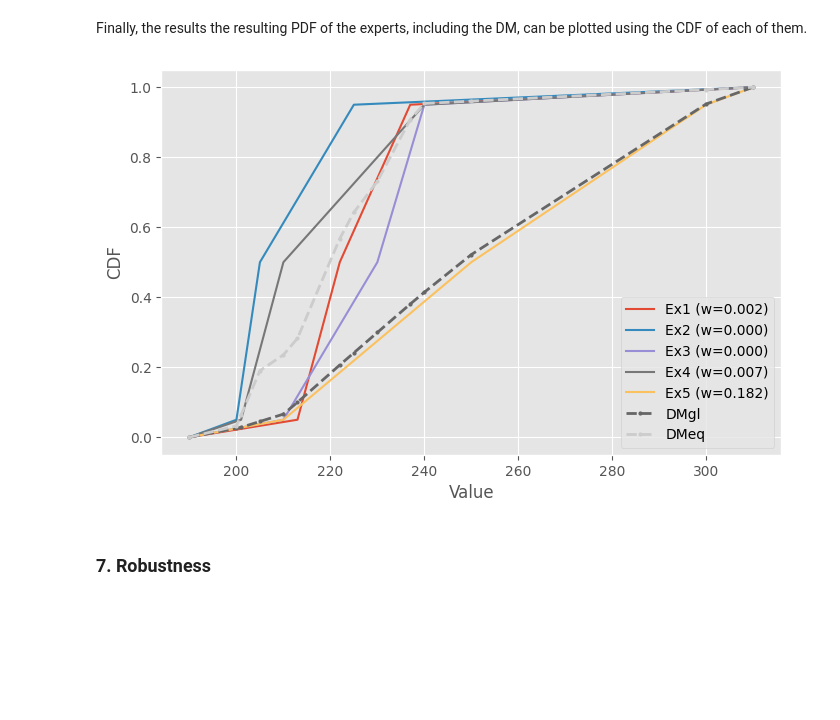
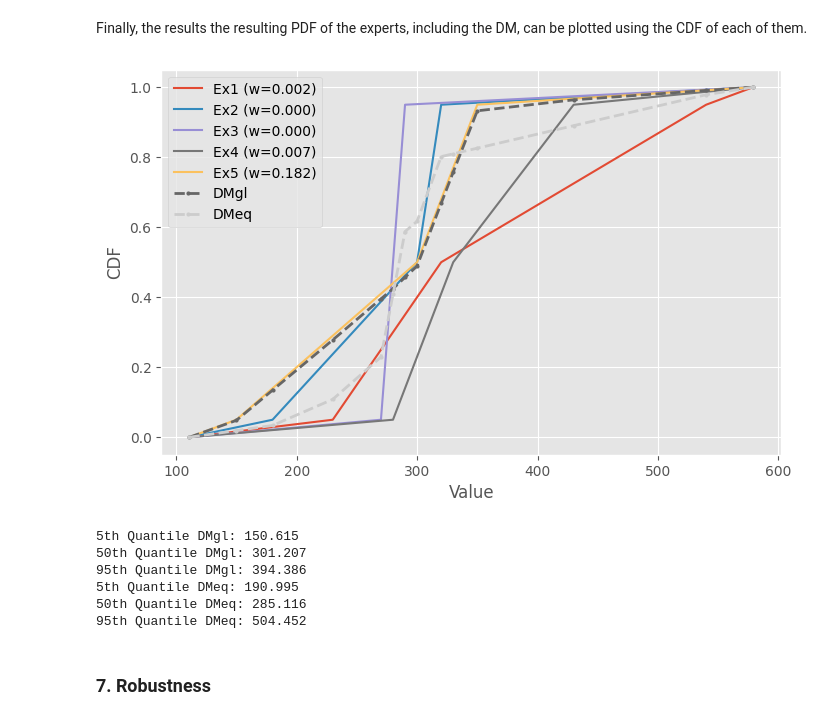
Before and after one commit to wwaasdorp/MORE_THE_BEST_GROUP, a Jupyter notebook: expert_judgment/Anduryl_LectureExample.ipynb, the cells around one changed output. Cells and saved outputs as stored; diff of their text form; code cells hidden in the pictures; blank space fills up the shorter version.

```diff
--- a/expert_judgment/Anduryl_LectureExample.ipynb
+++ b/expert_judgment/Anduryl_LectureExample.ipynb
@@ -218,33 +221,60 @@ pd.DataFrame.from_dict(project.experts.as_dict())
 Finally, the results the resulting PDF of the experts, including the DM, can be plotted using the CDF of each of them.
 # %%
 #select the question for which we want to plot the different CDFs
-item = 'QUESTION4'
+item = 'QUESTION19'
 itemnr = project.items.ids.index(item)
 
 # Get experts assessments for the item
 itemassessment = project.assessments.get_array(experts='actual')[:, :, itemnr]
 # Get bounds for the item
 bounds = project.assessments.get_bounds(overshoot=0.1)
 lower, upper = bounds[0][itemnr], bounds[1][itemnr]
 
 # Plot experts' cdfs
 fig, ax = plt.subplots(figsize=(8, 5))
 
 for i, assessment in enumerate(itemassessment):
     ax.plot(np.r_[lower, assessment, upper], np.r_[0.0, project.assessments.quantiles, 1.0],
             label='{} (w={:.3f})'.format(project.experts.ids[i], project.experts.comb_score[i] / sum(project.experts.comb_score)))
 
 # Plot DM's cdf
 ax.plot(*project.assessments.full_cdf['DMgl'][itemnr].T, label='DMgl', marker='.', ms=4, color='0.4', ls='--', lw=2)
 ax.plot(*project.assessments.full_cdf['DMeq'][itemnr].T, label='DMeq', marker='.', ms=4, color='0.8', ls='--', lw=2)
 
 ax.legend()
 
 ax.set_title(project.items.questions[itemnr])
 ax.set_xlabel('Value')
 ax.set_ylabel('CDF');
+
+plt.savefig(f'C:\code\MORE_THE_BEST_GROUP/figures/expertjudgment/cdf_QUESTION{item[-2:]}.png')
 # %% [output]
-[figure, old version]
+[figure, new version]
+# %%
+# Extract the full CDF for the global decision maker
+dmgl_cdf = project.assessments.full_cdf['DMgl'][itemnr]
+dmeq_cdf = project.assessments.full_cdf['DMeq'][itemnr]
+
+# Extract quantiles
+quantiles = np.array([0.05, 0.50, 0.95])  # Desired quantiles
+dmgl_values = np.interp(quantiles, dmgl_cdf[:, 1], dmgl_cdf[:, 0])
+dmeq_values = np.interp(quantiles, dmeq_cdf[:, 1], dmeq_cdf[:, 0])
+
+# Print results
+print(f"5th Quantile DMgl: {dmgl_values[0]:.3f}")
+print(f"50th Quantile DMgl: {dmgl_values[1]:.3f}")
+print(f"95th Quantile DMgl: {dmgl_values[2]:.3f}")
+
+print(f"5th Quantile DMeq: {dmeq_values[0]:.3f}")
+print(f"50th Quantile DMeq: {dmeq_values[1]:.3f}")
+print(f"95th Quantile DMeq: {dmeq_values[2]:.3f}")
+# %% [output]
+5th Quantile DMgl: 150.615
+50th Quantile DMgl: 301.207
+95th Quantile DMgl: 394.386
+5th Quantile DMeq: 190.995
+50th Quantile DMeq: 285.116
+95th Quantile DMeq: 504.452
 # %% [markdown]
 ### 7. Robustness
 # %% [markdown]
```
Also changed, not shown: parts of 2 cells of this notebook, 7 other files.
